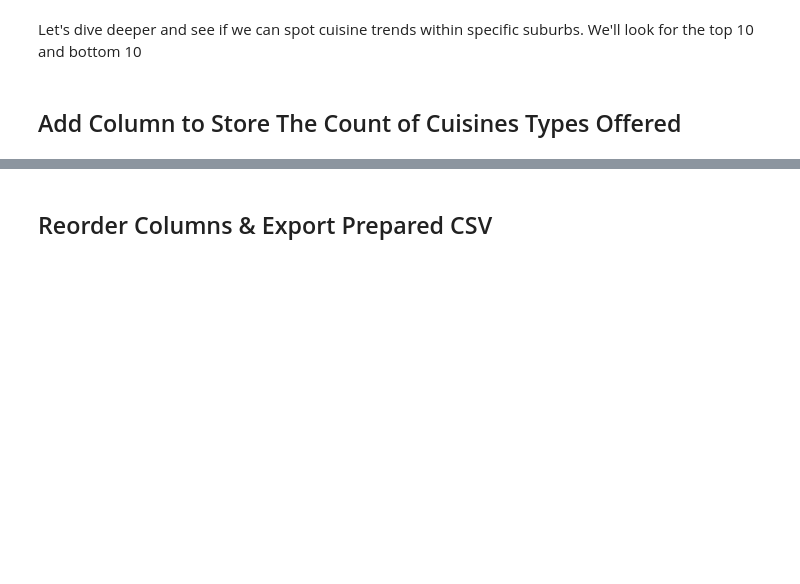
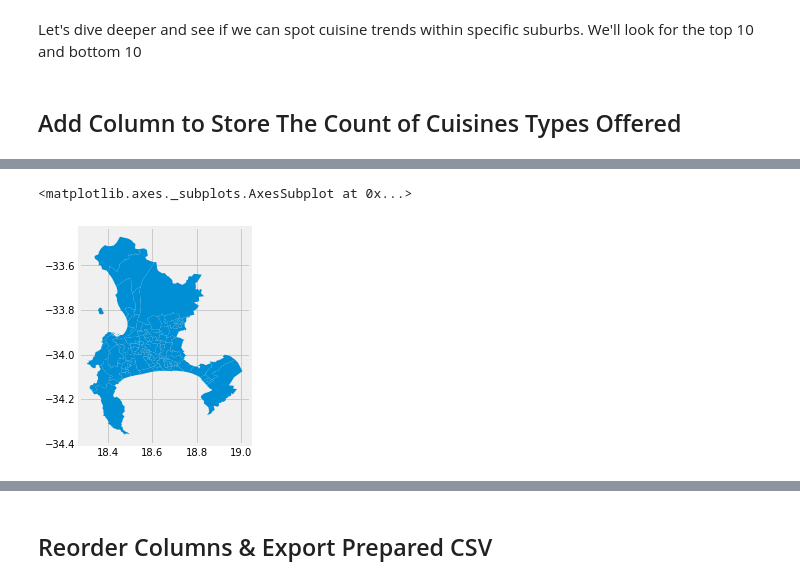
Before and after one commit to dorond/zomato-ct-analysis, a Jupyter notebook: Part 1 - Data Download and Preparation.ipynb, the cells around one changed output, grey strips where cells are left out. Cells and saved outputs as stored; diff of their text form; code cells hidden in the pictures; blank space fills up the shorter version.

```diff
--- a/Part 1 - Data Download and Preparation.ipynb
+++ b/Part 1 - Data Download and Preparation.ipynb
@@ -764,0 +968,5 @@ data[["cuisines", "cuisine_count"]].sample(10)
+# %%
+wards_wc[wards_wc.MUNICNAME == "City of Cape Town Metropolitan Municipality"].plot()
+# %% [output]
+<matplotlib.axes._subplots.AxesSubplot at 0x...>
+[figure, added]
```
Also changed, not shown: parts of 35 cells of this notebook, 2 other files.
